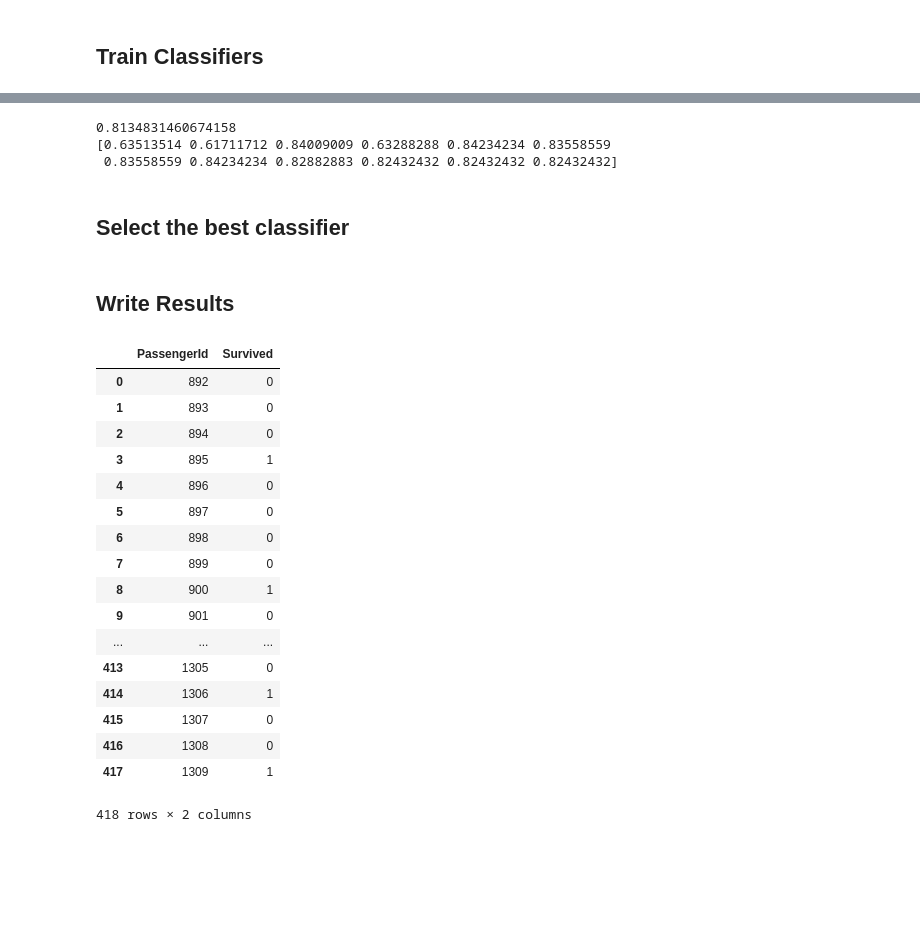
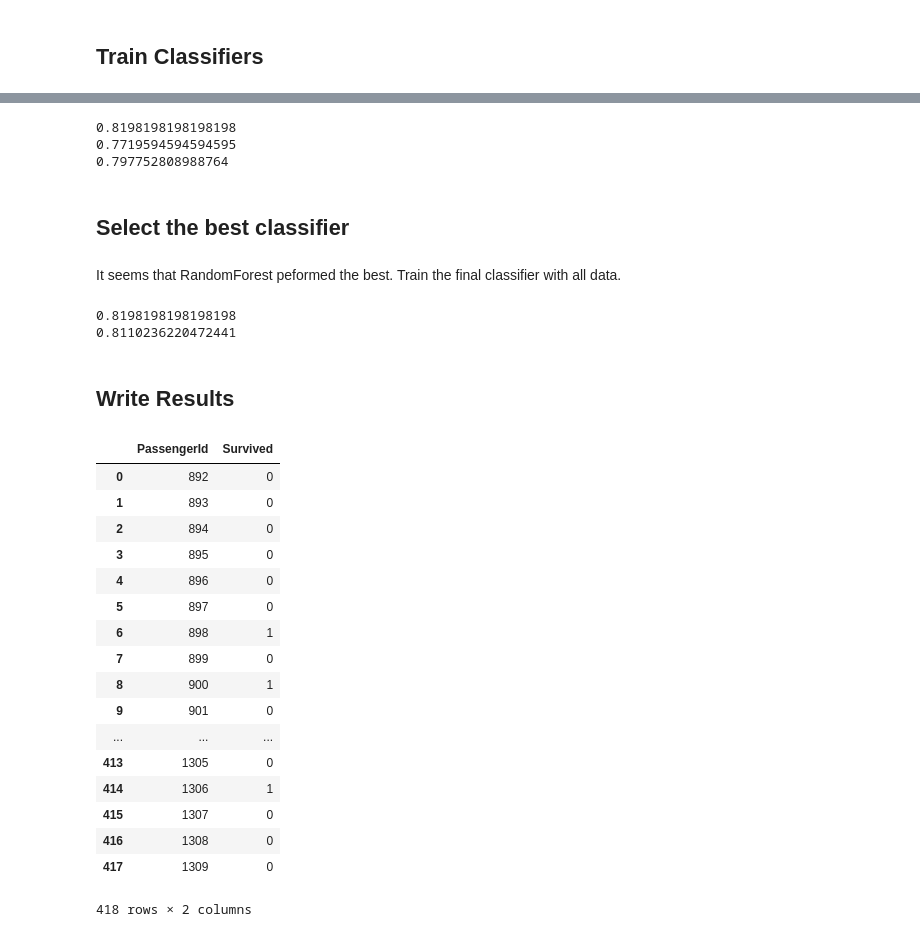
Before and after one commit to matheusfebarbosa/kaggle-titanic, a Jupyter notebook: TitanicSurvival.ipynb, the cells around one changed output, grey strips where cells are left out. Cells and saved outputs as stored; diff of their text form; code cells hidden in the pictures; blank space fills up the shorter version.

Commit message:
Random forest 0.78

```diff
--- a/TitanicSurvival.ipynb
+++ b/TitanicSurvival.ipynb
@@ -28,8 +29,8 @@ dtypes = {
 # %%
 train_df = pd.read_csv('train.csv',sep=',',header=0,usecols=["PassengerId","Name","Survived",
-            "Pclass","Sex","Age","SibSp","Parch","Fare","Cabin","Embarked"],dtype=dtypes,na_values=[' '])
+            "Pclass","Ticket","Sex","Age","SibSp","Parch","Fare","Cabin","Embarked"],dtype=dtypes,na_values=[' '])
 test_df = pd.read_csv('test.csv',sep=',',header=0,usecols=["PassengerId","Name","Pclass","Sex","Age",
-                                "SibSp","Parch","Fare","Cabin","Embarked"],dtype=dtypes,na_values=[' '])
+            "Ticket","SibSp","Parch","Fare","Cabin","Embarked"],dtype=dtypes,na_values=[' '])
 
 df = pd.concat([train_df,test_df])
 df.set_index("PassengerId",inplace=True)
@@ -82,20 +90,15 @@ df.head(3)
 num_feat = df.select_dtypes('number').columns.values
 cat_feat = df.select_dtypes('object').columns.values
 df_num = df[num_feat].drop('Survived',axis=1)
-df_cat = df[cat_feat]
-
-#df_num = (df_num-df_num.mean())/df_num.std()
+df_cat = df[cat_feat].drop(['Cabin','Ticket','Name'],axis=1)
 
 df_cat = pd.get_dummies(df_cat)
 
 new_df = pd.concat([df_num,df_cat],axis=1)
 
-new_df = (new_df - new_df.mean())/new_df.std()
+new_df = (new_df - new_df.min())/(new_df.max()-new_df.min())
 
 final = pd.concat([new_df,df.Survived],axis=1)
 
-train = final[final.Survived.notna()]
-test = final[final.Survived.isna()].drop('Survived',axis=1)
-
-train.head(3)
+final.head(3)
 # %% [output]
@@ -108,3 +119,11 @@ train.head(3)
+# %%
+# Select the features I'm going to use
+final = final[['Sex','Survived','Embarked','Pclass']]
+
+train = final[final.Survived.notna()]
+test = final[final.Survived.isna()].drop('Survived',axis=1)
+
+train.head(3)
 # %%
 X = train.drop('Survived',axis=1)
 y = train.Survived
@@ -194,46 +185,51 @@ param_grid = [{'kernel': ['rbf'], 'gamma': [1e-3, 1e-4],
                     {'kernel': ['linear'], 'C': [1, 10, 100, 1000]}]
 
 search = GridSearchCV(SVC(),param_grid,cv=5,scoring='accuracy',n_jobs=4).fit(X_train,y_train)
-means = search.cv_results_['mean_test_score']
-stds = search.cv_results_['std_test_score']
+mean = search.cv_results_['mean_test_score'].mean()
+print(search.best_score_)
+print(mean)
 print(search.best_estimator_.score(X_test,y_test))
-print(means)
 # %% [output]
-0.8134831460674158
-[0.63513514 0.61711712 0.84009009 0.63288288 0.84234234 0.83558559
- 0.83558559 0.84234234 0.82882883 0.82432432 0.82432432 0.82432432]
+0.8198198198198198
+0.7719594594594595
+0.797752808988764
 # %% [markdown]
 ## Select the best classifier
+# %% [markdown]
+It seems that RandomForest peformed the best. Train the final classifier with all data.
 # %%
 param_grid = [
-  {'learning_rate': np.linspace(0.1,0.01,10), 'loss': ['deviance','exponential'],
-  'n_estimators': np.arange(10,500,10) }
- ]
+  {'n_estimators': np.arange(10,100,10) }
+]
 
-model = GridSearchCV(GradientBoostingClassifier(),param_grid,cv=10,scoring='accuracy',n_jobs=4).fit(X,y)
-means = model.cv_results_['mean_test_score']
-print(means)
+model = GridSearchCV(RandomForestClassifier(),param_grid,cv=10,scoring='accuracy',n_jobs=4).fit(X,y)
+mean = model.cv_results_['mean_test_score'].mean()
+print(model.best_score_)
+print(mean)
+# %% [output]
+0.8198198198198198
+0.8110236220472441
 # %% [markdown]
 ## Write Results
 # %%
-test.Fare.fillna(test.Fare.mean(),inplace=True)
+#test.Fare.fillna(test.Fare.mean(),inplace=True)
 
-y_predict = rf_best_model.predict(test)
+y_predict = model.predict(test)
 result_df = pd.DataFrame(columns=['PassengerId','Survived'],
                          dtype=np.int64)
 result_df['PassengerId'] = test.index
 result_df['Survived'] = y_predict.astype(np.int64)
 result_df.to_csv('result.csv',index=False)
 result_df
 # %% [output]
 |  | PassengerId | Survived |
 | 0 | 892 | 0 |
 | 1 | 893 | 0 |
 | 2 | 894 | 0 |
-| 3 | 895 | 1 |
+| 3 | 895 | 0 |
 | 4 | 896 | 0 |
 | 5 | 897 | 0 |
-| 6 | 898 | 0 |
+| 6 | 898 | 1 |
 | 7 | 899 | 0 |
 | 8 | 900 | 1 |
 | 9 | 901 | 0 |
@@ -242,5 +238,5 @@ result_df
 | 414 | 1306 | 1 |
 | 415 | 1307 | 0 |
 | 416 | 1308 | 0 |
-| 417 | 1309 | 1 |
+| 417 | 1309 | 0 |
 418 rows × 2 columns
```
Also changed, not shown: parts of 13 cells of this notebook.
